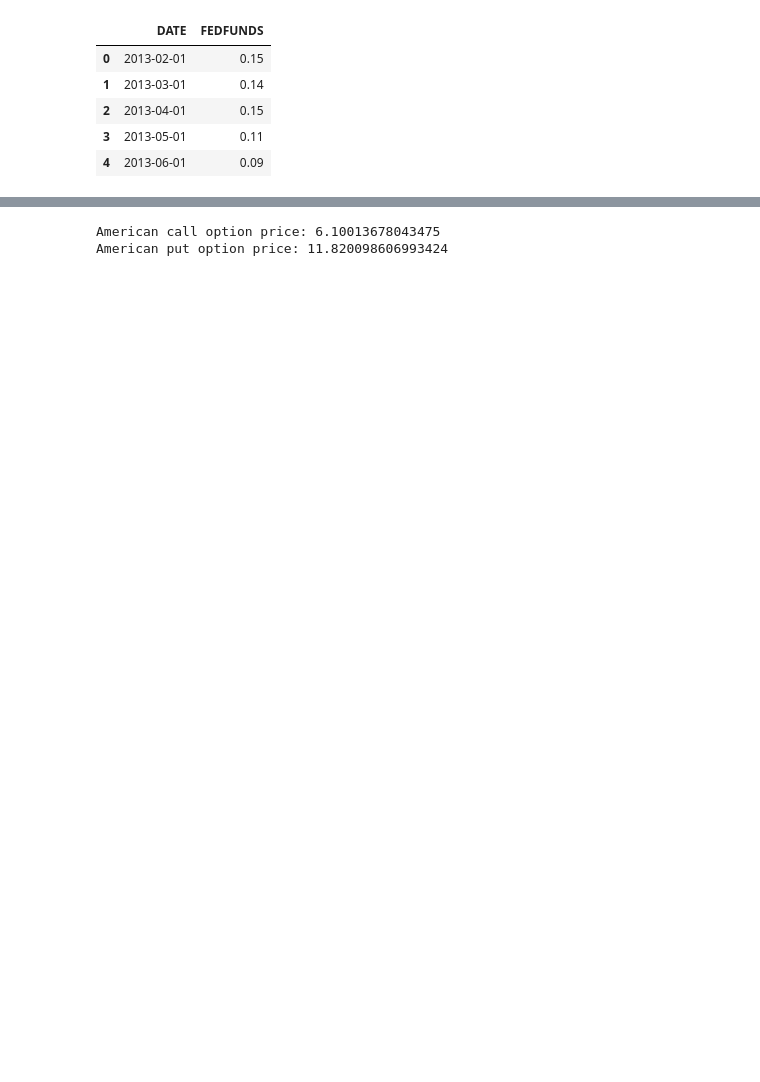
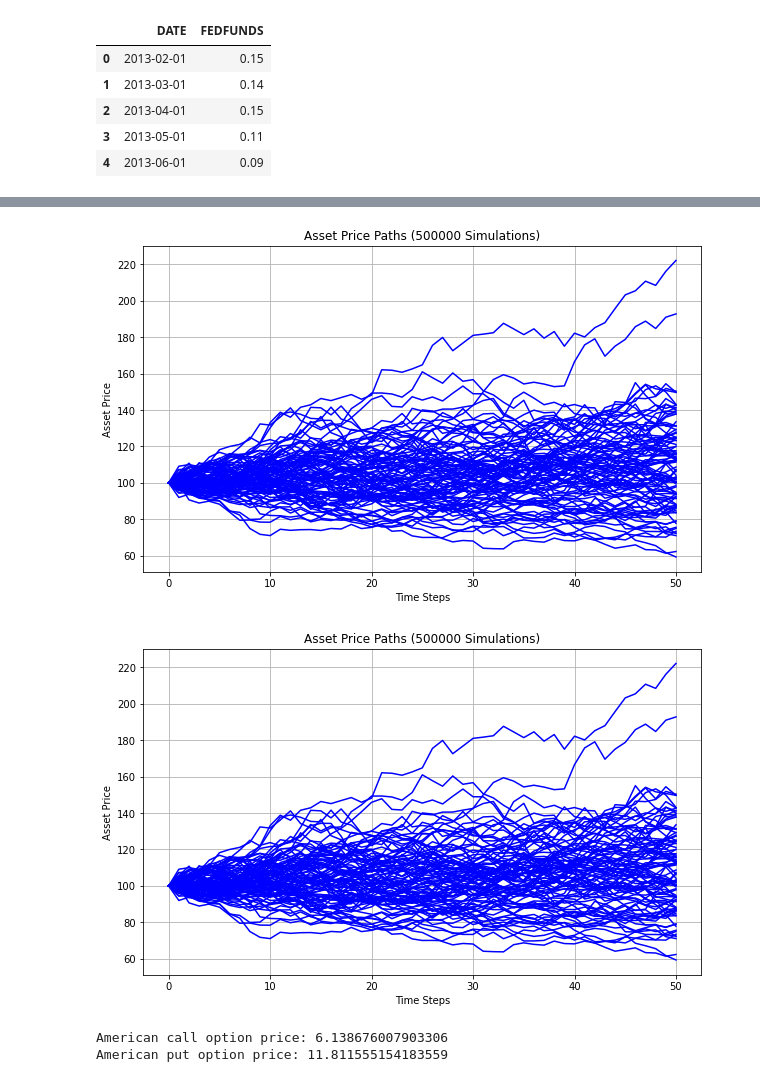
Before and after one commit to ili23/CDS-QF-Options-Pricing-Model, a Jupyter notebook: monte-carlo_model.ipynb, the cells around one changed output, grey strips where cells are left out. Drawn from its saved outputs; the diff is of its cells as text; code cells hidden in the pictures; blank space fills up the shorter version.

```diff
--- a/monte-carlo_model.ipynb
+++ b/monte-carlo_model.ipynb
@@ -192,7 +183,7 @@ def generate_paths(init_price, int_rate, vol, ttm, time_steps, num_sims):
         S[t] = S[t - 1] * np.exp((int_rate - 0.5 * vol ** 2) * dt + vol * np.sqrt(dt) * rand[t])
     return S
 
-def lsm_american_option_pricing(paths, strike_price, int_rate, ttm, option_category='call'):
+def lsm_american_option_pricing(paths, strike_price, int_rate, ttm, option_category='call', plot=False):
     """
     Price an American option using the Longstaff-Schwartz Method.
 
@@ -202,6 +193,7 @@ def lsm_american_option_pricing(paths, strike_price, int_rate, ttm, option_categ
     :param int_rate: Risk-free interest rate
     :param ttm: Time to maturity
     :param option_category: 'call' or 'put'
+    :param plot: boolean flag to toggle plotting
 
     Returns:
     float: American option price
@@ -225,40 +217,56 @@ def lsm_american_option_pricing(paths, strike_price, int_rate, ttm, option_categ
         # Select in-the-money paths
         itm = h[t] > 0
 
+        # If there are no in-the-money paths, continue to the next time step
+        if not np.any(itm):
+            continue
+
         # Fit regression model
         X = paths[t, itm].reshape(-1, 1)
         Y = V[itm] * df
         model = LinearRegression()
         model.fit(X, Y)
 
         # Calculate continuation values
         cont_val = model.predict(X)
 
         # Update option values
         V[itm] = np.where(h[t, itm] > cont_val, h[t, itm], V[itm] * df)
 
     # Calculate and return option price
     V0 = np.mean(V * df)
+
+    if plot:
+        plt.figure(figsize=(10, 6))
+        plt.plot(paths[:, :100], 'b', lw=1.5)
+        plt.xlabel('Time Steps')
+        plt.ylabel('Asset Price')
+        plt.title(f'Asset Price Paths ({I} Simulations)')
+        plt.grid(True)
+        plt.show()
+
     return V0
 
 # Example usage
 S0 = 100
 K = 110
 r = 0.05
 sigma = 0.2
 T = 1
 M = 50
 I = 500000
 
 S = generate_paths(S0, r, sigma, T, M, I)
-call_price = lsm_american_option_pricing(S, K, r, T, option_category='call')
-put_price = lsm_american_option_pricing(S, K, r, T, option_category='put')
+call_price = lsm_american_option_pricing(S, K, r, T, option_category='call', plot = True)
+put_price = lsm_american_option_pricing(S, K, r, T, option_category='put', plot = True)
 
 print("American call option price:", call_price)
 print("American put option price:", put_price)
 # %% [output]
+[figure, added]
+[figure, added]
-American call option price: 6.10013678043475
-American put option price: 11.820098606993424
+American call option price: 6.138676007903306
+American put option price: 11.811555154183559
 # %%
 #Example testing using eu_df for NDX index fund
 row = eu_df.iloc[658767]
```
Also changed, not shown: parts of 8 cells of this notebook, 1 other file.
